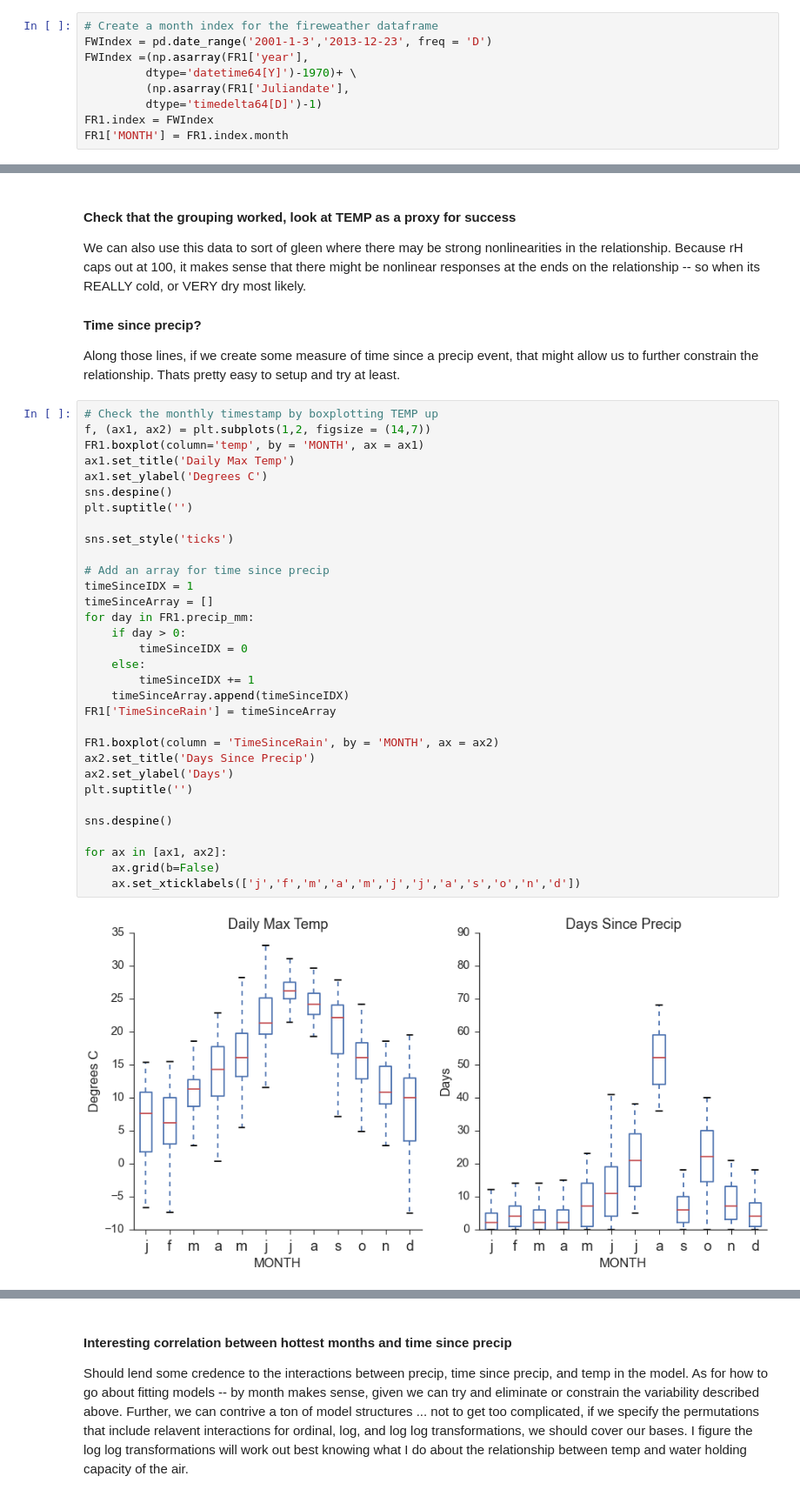
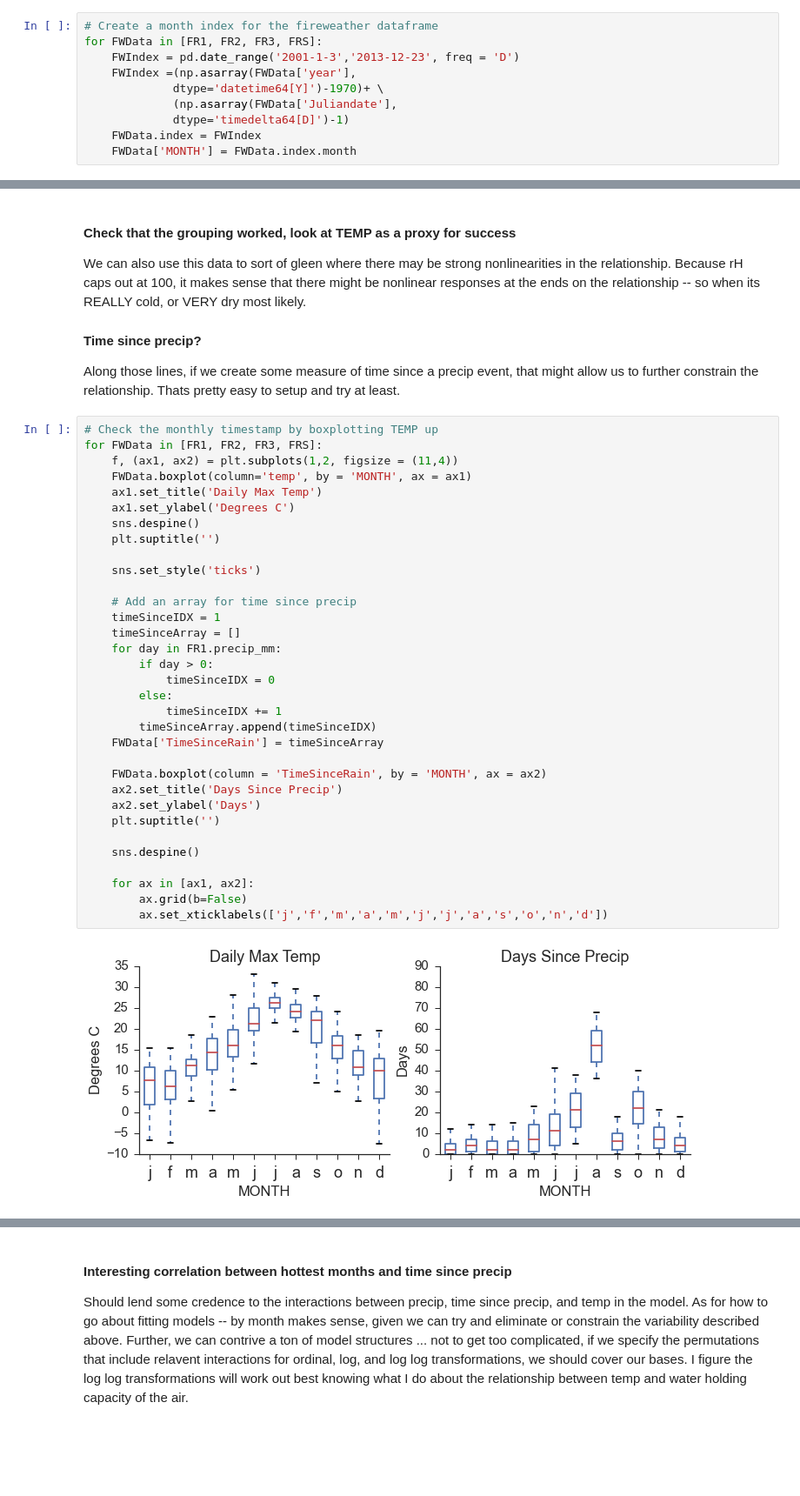
Before and after one commit to djkrofch/DinkeyCreek, a Jupyter notebook: ProjectedClimate.ipynb, the cells around one changed output, grey strips where cells are left out. Shown at 87% size. Cells and saved outputs as stored; diff of their text form; blank space fills up the shorter version.

```diff
--- a/ProjectedClimate.ipynb
+++ b/ProjectedClimate.ipynb
@@ -469,10 +465,11 @@ OLS Regression Results
 But thats sort of going to be a given. One thing we can try is hope for a tighter relationship between time of year and rH ~ temp x precip. Chunking things into month might be useful.
 # %%
 # Create a month index for the fireweather dataframe
-FWIndex = pd.date_range('2001-1-3','2013-12-23', freq = 'D')
-FWIndex =(np.asarray(FR1['year'],
-         dtype='datetime64[Y]')-1970)+ \
-         (np.asarray(FR1['Juliandate'],
-         dtype='timedelta64[D]')-1)
-FR1.index = FWIndex
-FR1['MONTH'] = FR1.index.month
+for FWData in [FR1, FR2, FR3, FRS]:
+    FWIndex = pd.date_range('2001-1-3','2013-12-23', freq = 'D')
+    FWIndex =(np.asarray(FWData['year'],
+             dtype='datetime64[Y]')-1970)+ \
+             (np.asarray(FWData['Juliandate'],
+             dtype='timedelta64[D]')-1)
+    FWData.index = FWIndex
+    FWData['MONTH'] = FWData.index.month
@@ -484,35 +502,36 @@ We can also use this data to sort of gleen where there may be strong nonlinearit
 Along those lines, if we create some measure of time since a precip event, that might allow us to further constrain the relationship. Thats pretty easy to setup and try at least.
 # %%
 # Check the monthly timestamp by boxplotting TEMP up
-f, (ax1, ax2) = plt.subplots(1,2, figsize = (14,7))
-FR1.boxplot(column='temp', by = 'MONTH', ax = ax1)
-ax1.set_title('Daily Max Temp')
-ax1.set_ylabel('Degrees C')
-sns.despine()
-plt.suptitle('')
+for FWData in [FR1, FR2, FR3, FRS]:
+    f, (ax1, ax2) = plt.subplots(1,2, figsize = (11,4))
+    FWData.boxplot(column='temp', by = 'MONTH', ax = ax1)
+    ax1.set_title('Daily Max Temp')
+    ax1.set_ylabel('Degrees C')
+    sns.despine()
+    plt.suptitle('')
 
-sns.set_style('ticks')
+    sns.set_style('ticks')
 
-# Add an array for time since precip
-timeSinceIDX = 1
-timeSinceArray = []
-for day in FR1.precip_mm:
-    if day > 0:
-        timeSinceIDX = 0
-    else:
-        timeSinceIDX += 1
-    timeSinceArray.append(timeSinceIDX)
-FR1['TimeSinceRain'] = timeSinceArray
+    # Add an array for time since precip
+    timeSinceIDX = 1
+    timeSinceArray = []
+    for day in FR1.precip_mm:
+        if day > 0:
+            timeSinceIDX = 0
+        else:
+            timeSinceIDX += 1
+        timeSinceArray.append(timeSinceIDX)
+    FWData['TimeSinceRain'] = timeSinceArray
 
-FR1.boxplot(column = 'TimeSinceRain', by = 'MONTH', ax = ax2)
-ax2.set_title('Days Since Precip')
-ax2.set_ylabel('Days')
-plt.suptitle('')
+    FWData.boxplot(column = 'TimeSinceRain', by = 'MONTH', ax = ax2)
+    ax2.set_title('Days Since Precip')
+    ax2.set_ylabel('Days')
+    plt.suptitle('')
 
-sns.despine()
+    sns.despine()
 
-for ax in [ax1, ax2]:
-    ax.grid(b=False)
-    ax.set_xticklabels(['j','f','m','a','m','j','j','a','s','o','n','d'])
+    for ax in [ax1, ax2]:
+        ax.grid(b=False)
+        ax.set_xticklabels(['j','f','m','a','m','j','j','a','s','o','n','d'])
 # %% [output]
-[figure, old version]
+[figure, new version]
```
Also changed, not shown: parts of 8 cells of this notebook.
